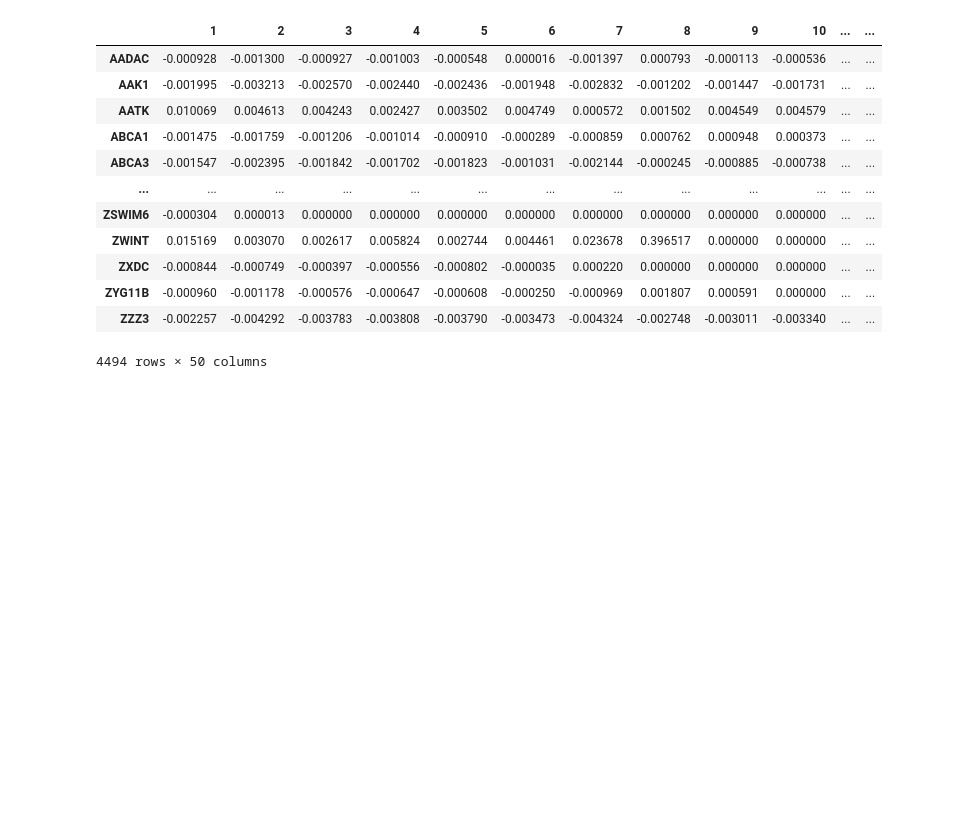
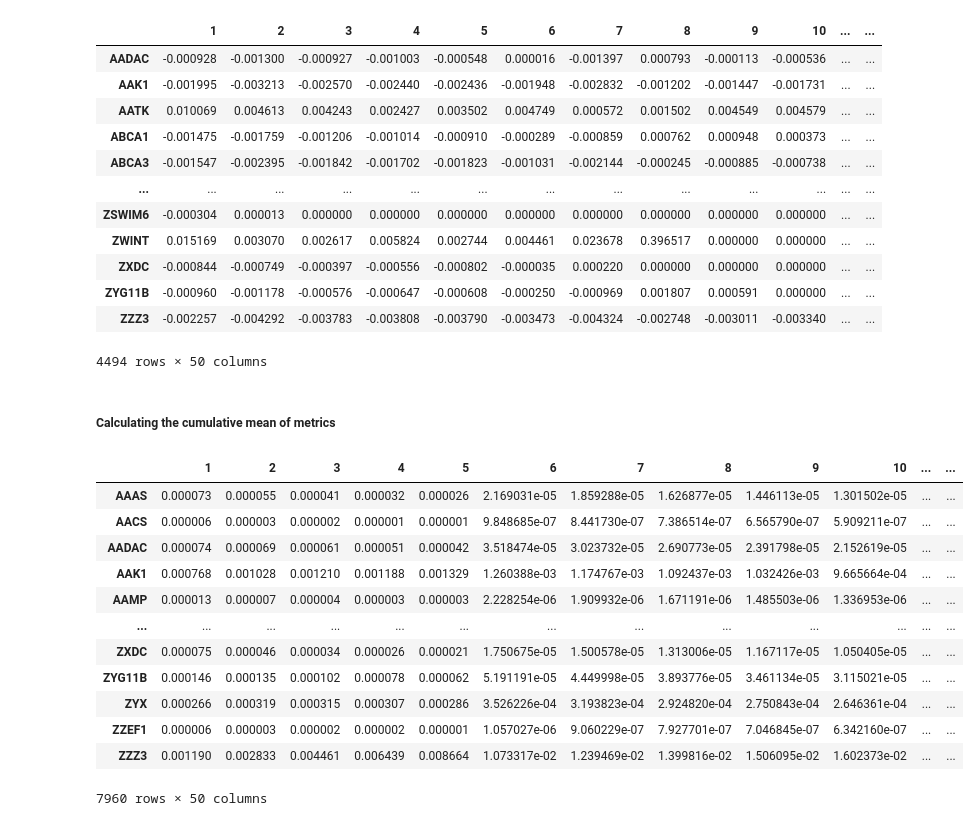
Before and after one commit to LifeWorks/SARSCov2, a Jupyter notebook: SARS-Cov-2.ipynb, the cells around one changed output. Cells and saved outputs as stored; diff of their text form; code cells hidden in the pictures; blank space fills up the shorter version.

```diff
--- a/SARS-Cov-2.ipynb
+++ b/SARS-Cov-2.ipynb
@@ -773,3 +773,33 @@ sclosenessPos
 | ZYG11B | -0.000960 | -0.001178 | -0.000576 | -0.000647 | -0.000608 | -0.000250 | -0.000969 | 0.001807 | 0.000591 | 0.000000 | ... | ... |
 | ZZZ3 | -0.002257 | -0.004292 | -0.003783 | -0.003808 | -0.003790 | -0.003473 | -0.004324 | -0.002748 | -0.003011 | -0.003340 | ... | ... |
 4494 rows × 50 columns
+# %% [markdown]
+##### Calculating the cumulative mean of metrics
+# %%
+def cumMean(df):
+    return(pd.concat([df[df.columns[0:i+1]].mean(axis = 1, skipna = True) for i in range(df.shape[1])], axis = 1))
+# %%
+sbCumMean = cumMean(sbetweenness)
+scCumMean = cumMean(scloseness)
+sbNs2CumMean = cumMean(sbetweennessWoS2)
+scNs2CumMean = cumMean(sclosenessWoS2)
+# %%
+sbCumMean.columns = list(range(1,51))
+scCumMean.columns = list(range(1,51))
+sbNs2CumMean.columns = list(range(1,51))
+scNs2CumMean.columns = list(range(1,51))
+sbCumMean
+# %% [output]
+|  | 1 | 2 | 3 | 4 | 5 | 6 | 7 | 8 | 9 | 10 | ... | ... |
+| AAAS | 0.000073 | 0.000055 | 0.000041 | 0.000032 | 0.000026 | 2.169031e-05 | 1.859288e-05 | 1.626877e-05 | 1.446113e-05 | 1.301502e-05 | ... | ... |
+| AACS | 0.000006 | 0.000003 | 0.000002 | 0.000001 | 0.000001 | 9.848685e-07 | 8.441730e-07 | 7.386514e-07 | 6.565790e-07 | 5.909211e-07 | ... | ... |
+| AADAC | 0.000074 | 0.000069 | 0.000061 | 0.000051 | 0.000042 | 3.518474e-05 | 3.023732e-05 | 2.690773e-05 | 2.391798e-05 | 2.152619e-05 | ... | ... |
+| AAK1 | 0.000768 | 0.001028 | 0.001210 | 0.001188 | 0.001329 | 1.260388e-03 | 1.174767e-03 | 1.092437e-03 | 1.032426e-03 | 9.665664e-04 | ... | ... |
+| AAMP | 0.000013 | 0.000007 | 0.000004 | 0.000003 | 0.000003 | 2.228254e-06 | 1.909932e-06 | 1.671191e-06 | 1.485503e-06 | 1.336953e-06 | ... | ... |
+| ... | ... | ... | ... | ... | ... | ... | ... | ... | ... | ... | ... | ... |
+| ZXDC | 0.000075 | 0.000046 | 0.000034 | 0.000026 | 0.000021 | 1.750675e-05 | 1.500578e-05 | 1.313006e-05 | 1.167117e-05 | 1.050405e-05 | ... | ... |
+| ZYG11B | 0.000146 | 0.000135 | 0.000102 | 0.000078 | 0.000062 | 5.191191e-05 | 4.449998e-05 | 3.893776e-05 | 3.461134e-05 | 3.115021e-05 | ... | ... |
+| ZYX | 0.000266 | 0.000319 | 0.000315 | 0.000307 | 0.000286 | 3.526226e-04 | 3.193823e-04 | 2.924820e-04 | 2.750843e-04 | 2.646361e-04 | ... | ... |
+| ZZEF1 | 0.000006 | 0.000003 | 0.000002 | 0.000002 | 0.000001 | 1.057027e-06 | 9.060229e-07 | 7.927701e-07 | 7.046845e-07 | 6.342160e-07 | ... | ... |
+| ZZZ3 | 0.001190 | 0.002833 | 0.004461 | 0.006439 | 0.008664 | 1.073317e-02 | 1.239469e-02 | 1.399816e-02 | 1.506095e-02 | 1.602373e-02 | ... | ... |
+7960 rows × 50 columns
```
Also changed, not shown: parts of 15 cells of this notebook, 6 other files.
